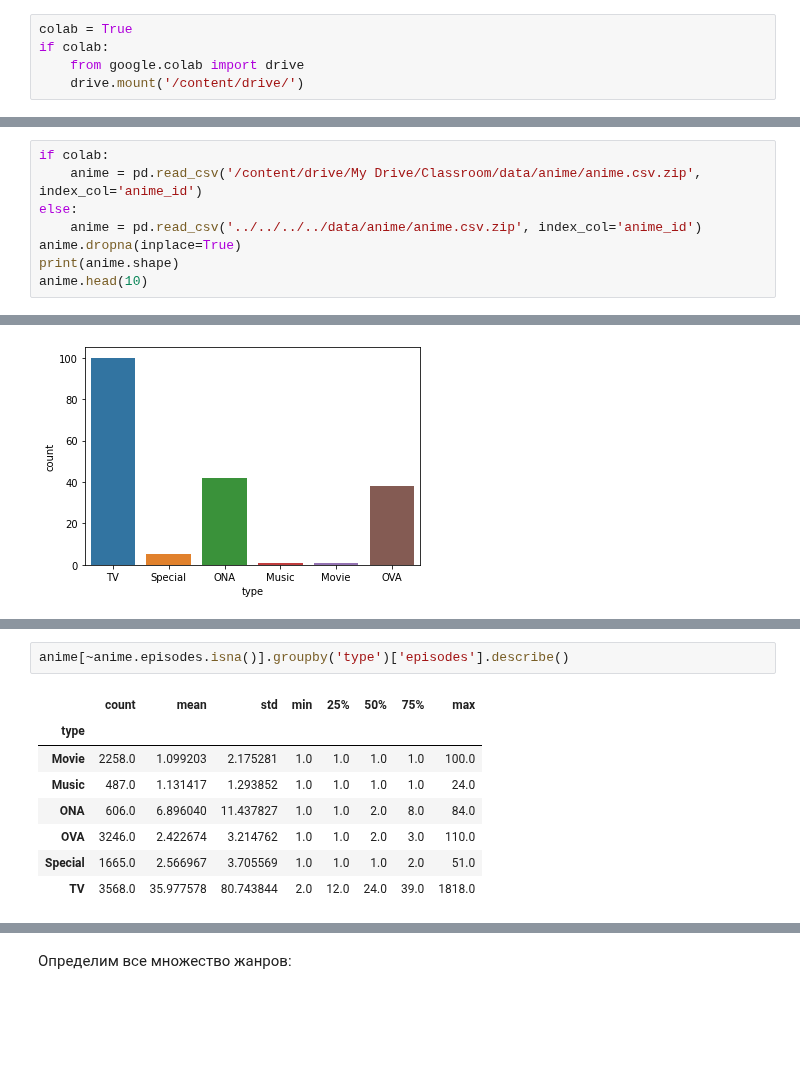
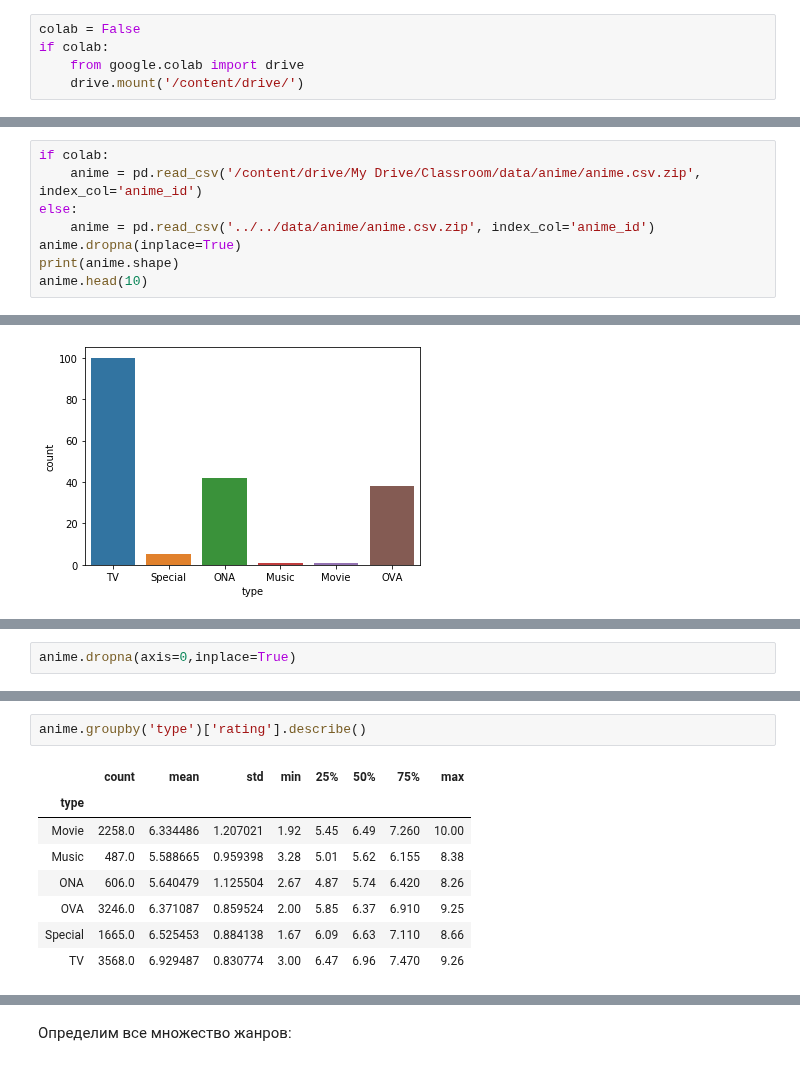
Before and after one commit to D7nis/Course-ML-Classic, a Jupyter notebook: Practice/3. Кластеризация. Рекомендательные системы/03-clustering_DDA.ipynb, the cells around one changed output, grey strips where cells are left out. Cells and saved outputs as stored; diff of their text form; blank space fills up the shorter version.

```diff
--- a/Practice/3. Кластеризация. Рекомендательные системы/03-clustering_DDA.ipynb
+++ b/Practice/3. Кластеризация. Рекомендательные системы/03-clustering_DDA.ipynb
@@ -48,7 +48,7 @@ rating - rating out of 10 this user has assigned (-1 if the user watched it but
 # %%
 import pandas as pd
 # %%
-colab = True
+colab = False
 if colab:
     from google.colab import drive
     drive.mount('/content/drive/')
@@ -58,7 +56,7 @@ Drive already mounted at /content/drive/; to attempt to forcibly remount, call d
 if colab:
     anime = pd.read_csv('/content/drive/My Drive/Classroom/data/anime/anime.csv.zip', index_col='anime_id')
 else:
-    anime = pd.read_csv('../../../../data/anime/anime.csv.zip', index_col='anime_id')
+    anime = pd.read_csv('../../data/anime/anime.csv.zip', index_col='anime_id')
 anime.dropna(inplace=True)
 print(anime.shape)
 anime.head(10)
@@ -171,0 +171,2 @@ sns.countplot(anime[anime.episodes.isna()]['type']);
+# %%
+anime.dropna(axis=0,inplace=True)
@@ -172,11 +209,11 @@ sns.countplot(anime[anime.episodes.isna()]['type']);
 # %%
-anime[~anime.episodes.isna()].groupby('type')['episodes'].describe()
+anime.groupby('type')['rating'].describe()
 # %% [output]
 |  | count | mean | std | min | 25% | 50% | 75% | max |
 | type |  |  |  |  |  |  |  |  |
-| Movie | 2258.0 | 1.099203 | 2.175281 | 1.0 | 1.0 | 1.0 | 1.0 | 100.0 |
-| Music | 487.0 | 1.131417 | 1.293852 | 1.0 | 1.0 | 1.0 | 1.0 | 24.0 |
-| ONA | 606.0 | 6.896040 | 11.437827 | 1.0 | 1.0 | 2.0 | 8.0 | 84.0 |
-| OVA | 3246.0 | 2.422674 | 3.214762 | 1.0 | 1.0 | 2.0 | 3.0 | 110.0 |
-| Special | 1665.0 | 2.566967 | 3.705569 | 1.0 | 1.0 | 1.0 | 2.0 | 51.0 |
-| TV | 3568.0 | 35.977578 | 80.743844 | 2.0 | 12.0 | 24.0 | 39.0 | 1818.0 |
+| Movie | 2258.0 | 6.334486 | 1.207021 | 1.92 | 5.45 | 6.49 | 7.260 | 10.00 |
+| Music | 487.0 | 5.588665 | 0.959398 | 3.28 | 5.01 | 5.62 | 6.155 | 8.38 |
+| ONA | 606.0 | 5.640479 | 1.125504 | 2.67 | 4.87 | 5.74 | 6.420 | 8.26 |
+| OVA | 3246.0 | 6.371087 | 0.859524 | 2.00 | 5.85 | 6.37 | 6.910 | 9.25 |
+| Special | 1665.0 | 6.525453 | 0.884138 | 1.67 | 6.09 | 6.63 | 7.110 | 8.66 |
+| TV | 3568.0 | 6.929487 | 0.830774 | 3.00 | 6.47 | 6.96 | 7.470 | 9.26 |
```
Also changed, not shown: parts of 22 cells of this notebook, 1 other file.
